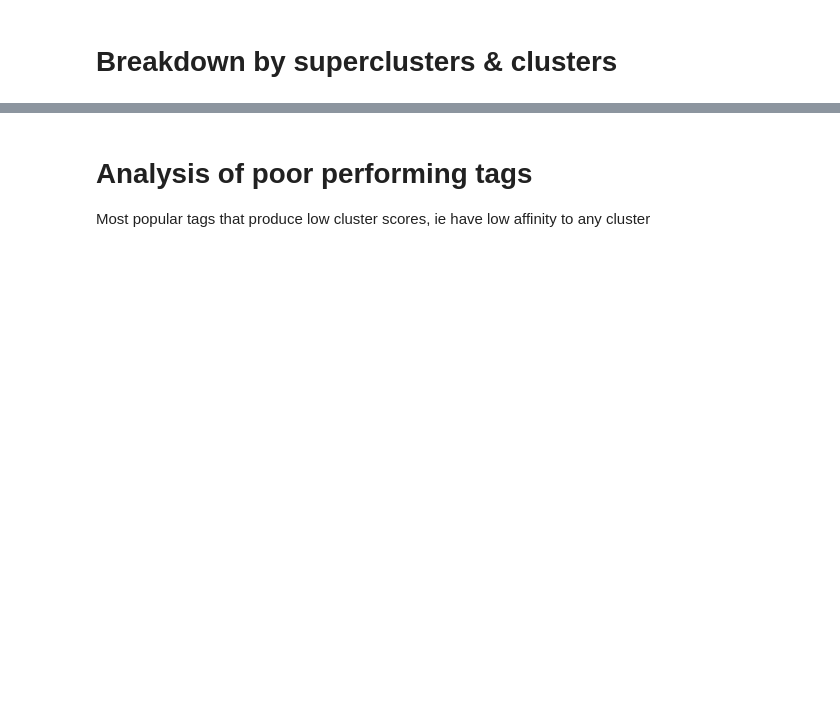
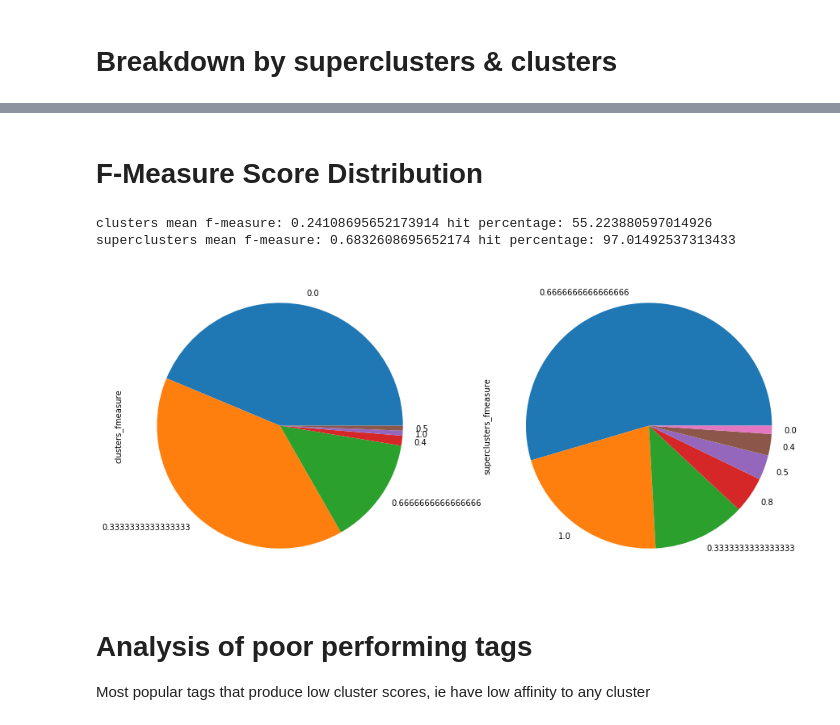
Before and after one commit to darenr/kadist-autotagging, a Jupyter notebook: Kadist Tagged Corpus.ipynb, the cells around one changed output, grey strips where cells are left out. Saved outputs shown, nothing was run; the diff lists cells and outputs as text; code cells hidden in the pictures; blank space fills up the shorter version.

```diff
--- a/Kadist Tagged Corpus.ipynb
+++ b/Kadist Tagged Corpus.ipynb
@@ -37,3 +44,22 @@ pd.Series(df.superclusters_no_scores.sum()).value_counts().plot.pie(ax=ax2);
+# %% [markdown]
+# F-Measure Score Distribution
+# %%
+fig, axs = plt.subplots(1,2, figsize=(15,7.5))
+for j, cluster_type in enumerate(['clusters', 'superclusters']):
+    df['{}_fmeasure'.format(cluster_type)].value_counts().plot.pie(ax=axs[j]);
+
+for j, cluster_type in enumerate(['clusters', 'superclusters']):
+    s = df['{}_fmeasure'.format(cluster_type)]
+    print(cluster_type,
+          'mean f-measure:',
+          s.mean(),
+          'hit percentage:',
+          100*s.where(s>0).count()/len(s)
+    )
+# %% [output]
+clusters mean f-measure: 0.24108695652173914 hit percentage: 55.223880597014926
+superclusters mean f-measure: 0.6832608695652174 hit percentage: 97.01492537313433
+[figure, added]
 # %% [markdown]
 # Analysis of poor performing tags
 
```
Also changed, not shown: parts of 4 cells of this notebook, 3 other files.
